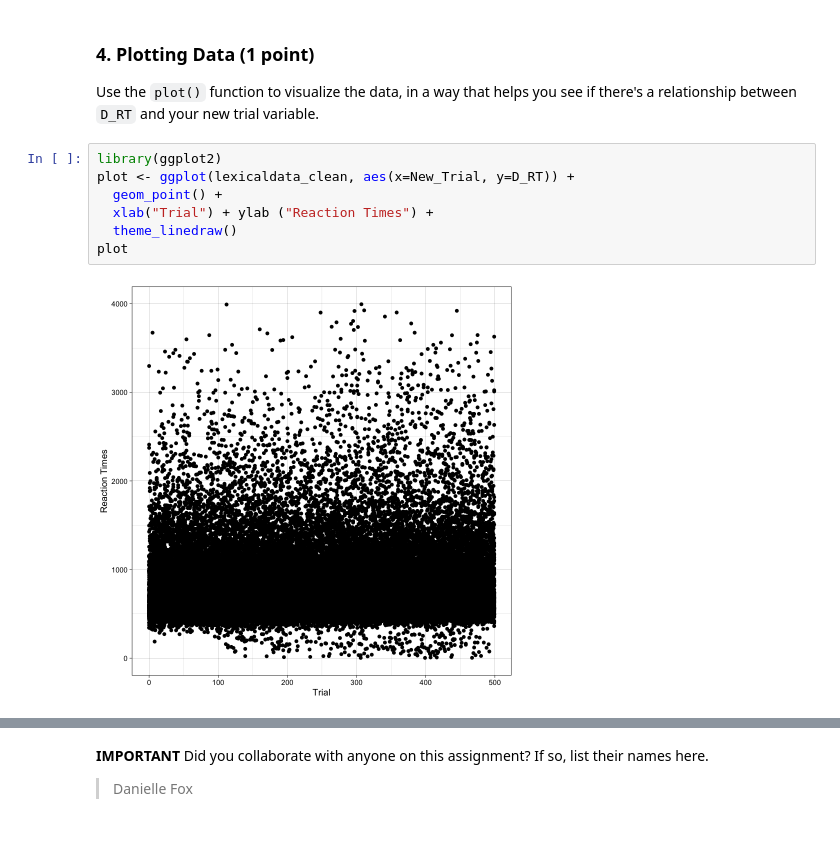
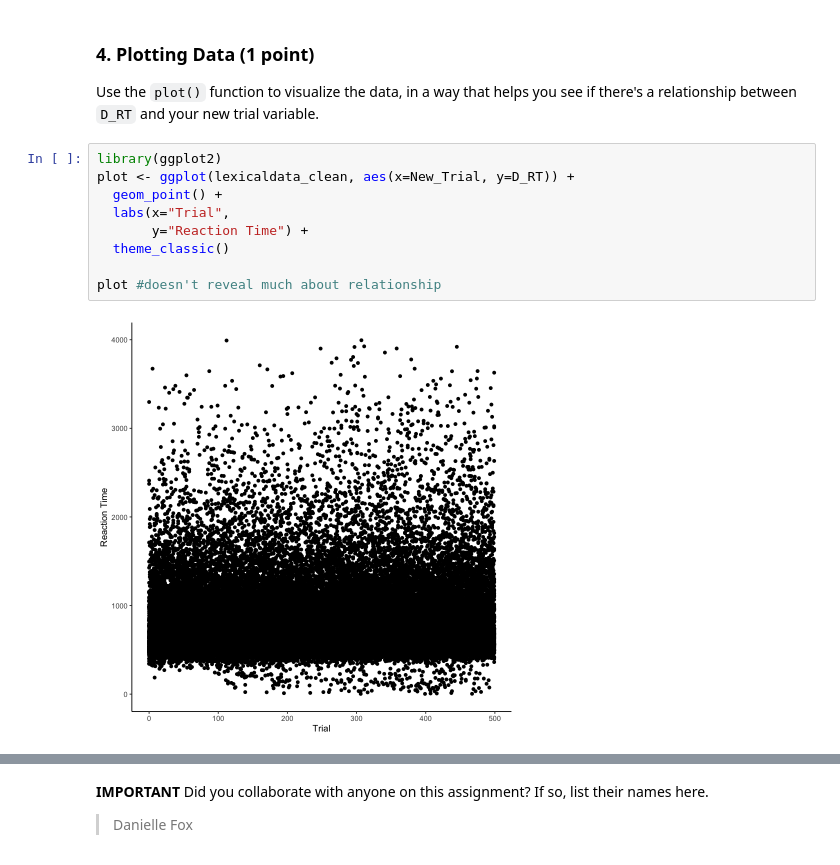
Before and after one commit to sadtangerine/Elie_DSPN_S22, a Jupyter notebook: Homework2.ipynb, the cells around one changed output, grey strips where cells are left out. Cells and saved outputs as stored; diff of their text form.

Commit message:
updated plot hw2

```diff
--- a/Homework2.ipynb
+++ b/Homework2.ipynb
@@ -88,9 +88,11 @@ Use the `plot()` function to visualize the data, in a way that helps you see if
 # %%
 library(ggplot2)
 plot <- ggplot(lexicaldata_clean, aes(x=New_Trial, y=D_RT)) +
   geom_point() +
-  xlab("Trial") + ylab ("Reaction Times") +
-  theme_linedraw()
-plot
+  labs(x="Trial",
+       y="Reaction Time") +
+  theme_classic()
+
+plot #doesn't reveal much about relationship
 # %% [output]
-[figure, old version]
+[figure, new version]
```
Also changed, not shown: parts of 1 cell of this notebook.
